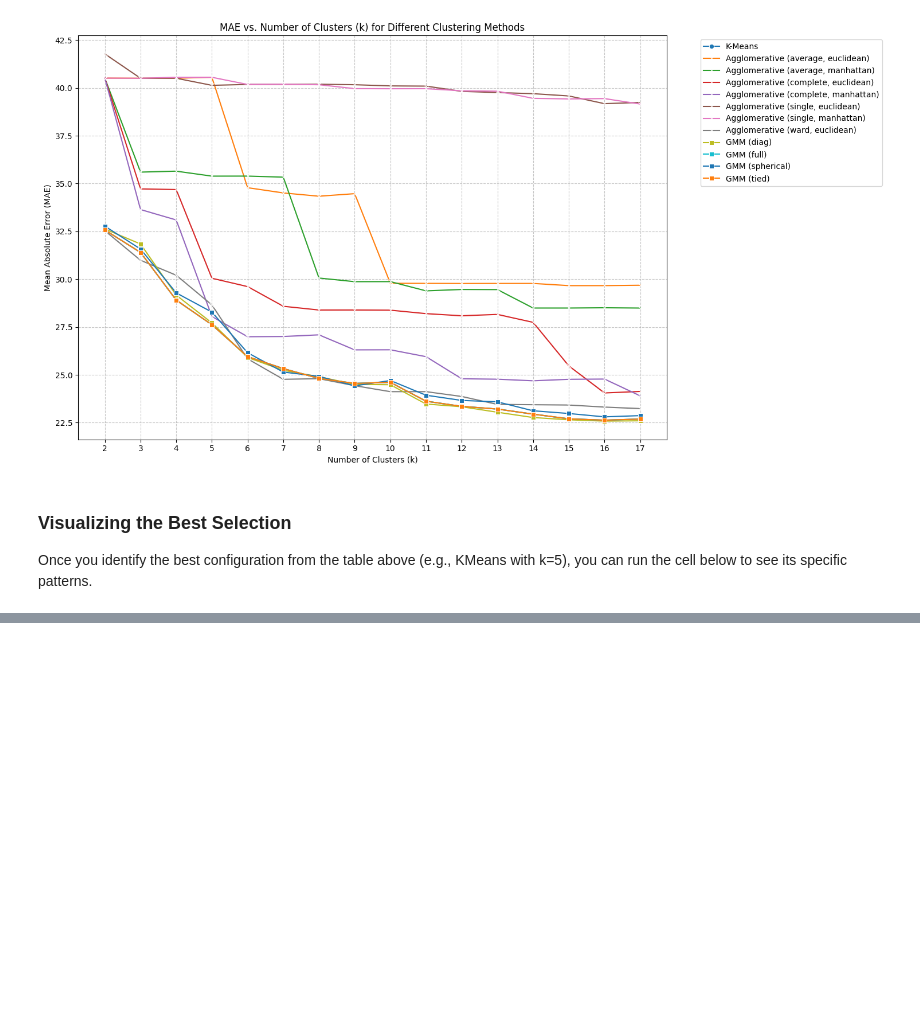
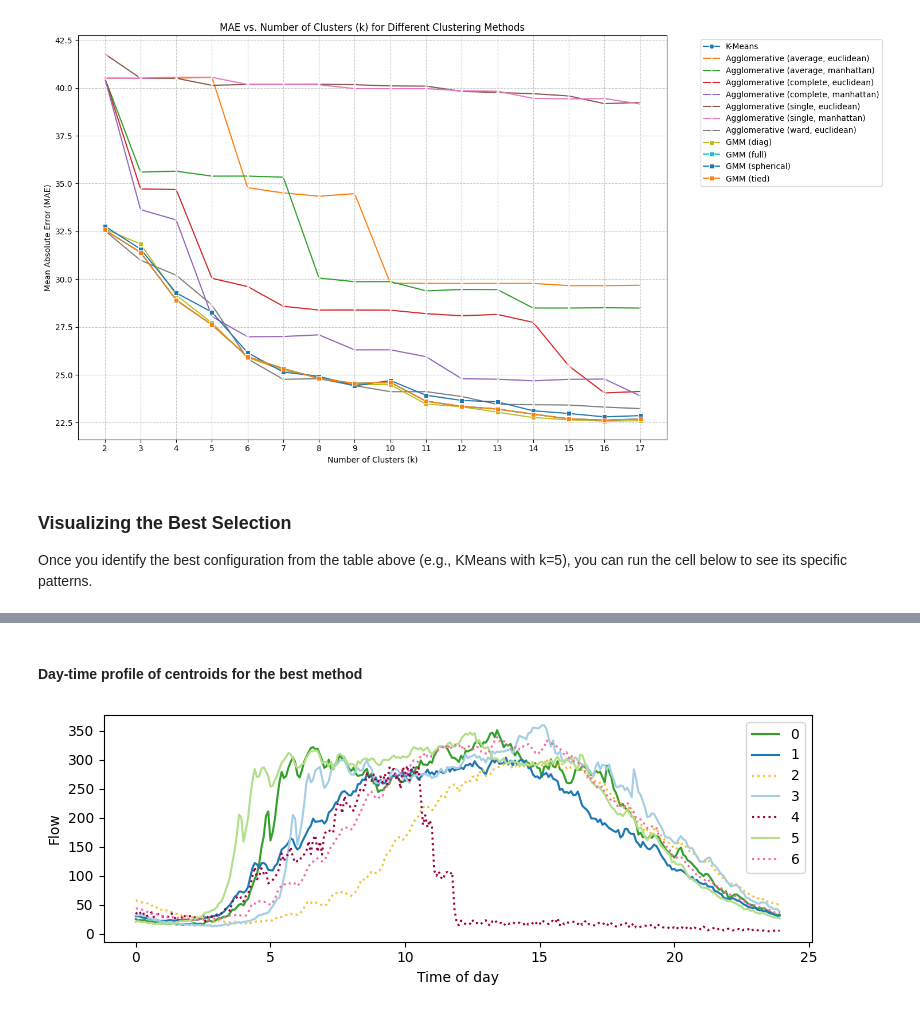
Before and after one commit to martinroth25/ai_transportation_course, a Jupyter notebook: Exercise_5_Clustering/exercise_5_clustering.ipynb, the cells around one changed output, grey strips where cells are left out. Drawn from its saved outputs; the diff is of its cells as text; code cells hidden in the pictures; blank space fills up the shorter version.

```diff
--- a/Exercise_5_Clustering/exercise_5_clustering.ipynb
+++ b/Exercise_5_Clustering/exercise_5_clustering.ipynb
@@ -1083,0 +1084,19 @@ cluster_id_weekend_share [0, 57, 0, 0, 2, 42]
+# %% [markdown]
+#### Day-time profile of centroids for the best method
+# %%
+# Initialize empty lists to store centroid data for the best method
+centroids_xx_best = []  # x-axis values for centroids
+centroids_yy_daytypes_best = []  # y-axis values for centroids, grouped by day types
+cluster_ids_best = []  # Cluster IDs
+
+# Calculate centroids for each cluster from the best method
+for i in range(0, best_k):
+    centroids_xx_best.append(x_axis_hours)
+    centroid_yy_best = list(np.nanmean(vectorized_day_dataset_no_nans[np.where(chosen_labels == i)[0], :], 0).transpose())
+    centroids_yy_daytypes_best.append(centroid_yy_best)
+    cluster_ids_best.append(i)
+
+# Generate a figure displaying the centroids for the best method
+make_figure_centroids(centroids_xx_best, centroids_yy_daytypes_best, color_to_cluster, style_to_cluster, cluster_ids_best)
+# %% [output]
+[figure, added]
```
Also changed, not shown: parts of 1 cell of this notebook.
